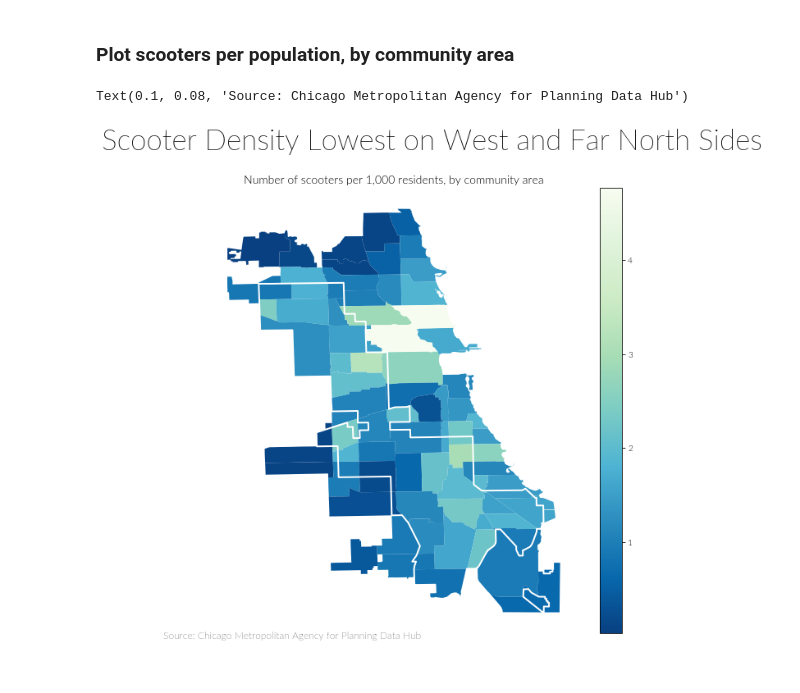
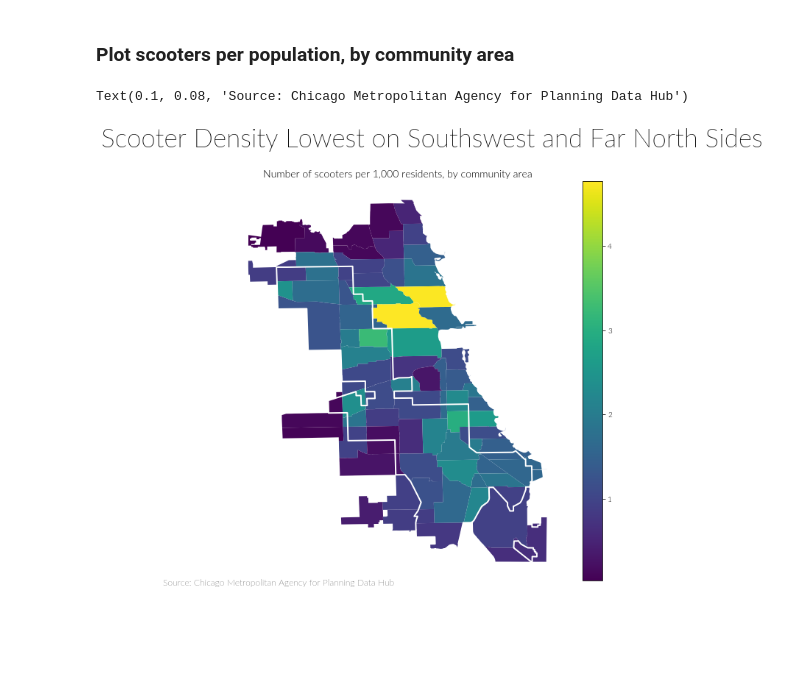
Before and after one commit to crunes/chi-scooter-20, a Jupyter notebook: notebooks/plot_static.ipynb, the cells around one changed output. Cells and saved outputs as stored; diff of their text form; code cells hidden in the pictures; blank space fills up the shorter version.

Commit message:
change palette to virdis

```diff
--- a/notebooks/plot_static.ipynb
+++ b/notebooks/plot_static.ipynb
@@ -145,9 +145,9 @@ for org in providers:
     df_dict[org]['time'] = snapshots[org][i]['last_updated']
 
     if org == 'lime':
-        df_dict[org]['color'] = 'gold'
+        df_dict[org]['color'] = '#b8de29'
     elif org == 'bird':
-        df_dict[org]['color'] = 'steelblue'
+        df_dict[org]['color'] = '#2d708e'
 
 # Using df_dict as a ~global~ variable from this point on
 # %%
@@ -368,33 +368,33 @@ fig, ax = plt.subplots(1, figsize=(10, 10))
 ax.axis('off')
 axis_title = 'Number of scooters per 1,000 residents, by community area'
 
 # Plot base layer of community areas
-palette = 'GnBu_r'
+palette = 'viridis'
 variable = 'density'
 vmin = ca_scooter_pop[variable].min()
 vmax = ca_scooter_pop[variable].max()
 
 ca_scooter_pop.plot(column=variable, cmap=palette, linewidth=0, ax=ax)
 equity_area.plot(facecolor="none", edgecolor="white", linewidth=2, ax=ax)
 
 # Create colorbar as a legend
 sm = plt.cm.ScalarMappable(cmap=palette, norm=plt.Normalize(vmin=vmin, vmax=vmax))
 sm._A = []
 cbar = fig.colorbar(sm)
 cbar.ax.set_yticklabels(['{:,.0f}'.format(i) for i in cbar.get_ticks()],
                          fontdict={'fontsize':'10', 'fontweight':'2', 'fontname': 'Lato'})
 
-fig_title = 'Scooter Density Lowest on West and Far North Sides'
+fig_title = 'Scooter Density Lowest on Southswest and Far North Sides'
 fig.suptitle(fig_title, fontname='Lato', fontsize=35)
 ax.set_title(axis_title, fontdict={'fontsize':'14', 'fontweight':'1', 'fontname': 'Lato'})
 
 ax.annotate('Source: Chicago Metropolitan Agency for Planning Data Hub',
             xy=(0.1, .08),
             xycoords='figure fraction',
             horizontalalignment='left',
             verticalalignment='top',
             fontsize=12, fontfamily='Lato',
             color='#555555')
 # %% [output]
 Text(0.1, 0.08, 'Source: Chicago Metropolitan Agency for Planning Data Hub')
-[figure, old version]
+[figure, new version]
```
Also changed, not shown: parts of 5 cells of this notebook.
